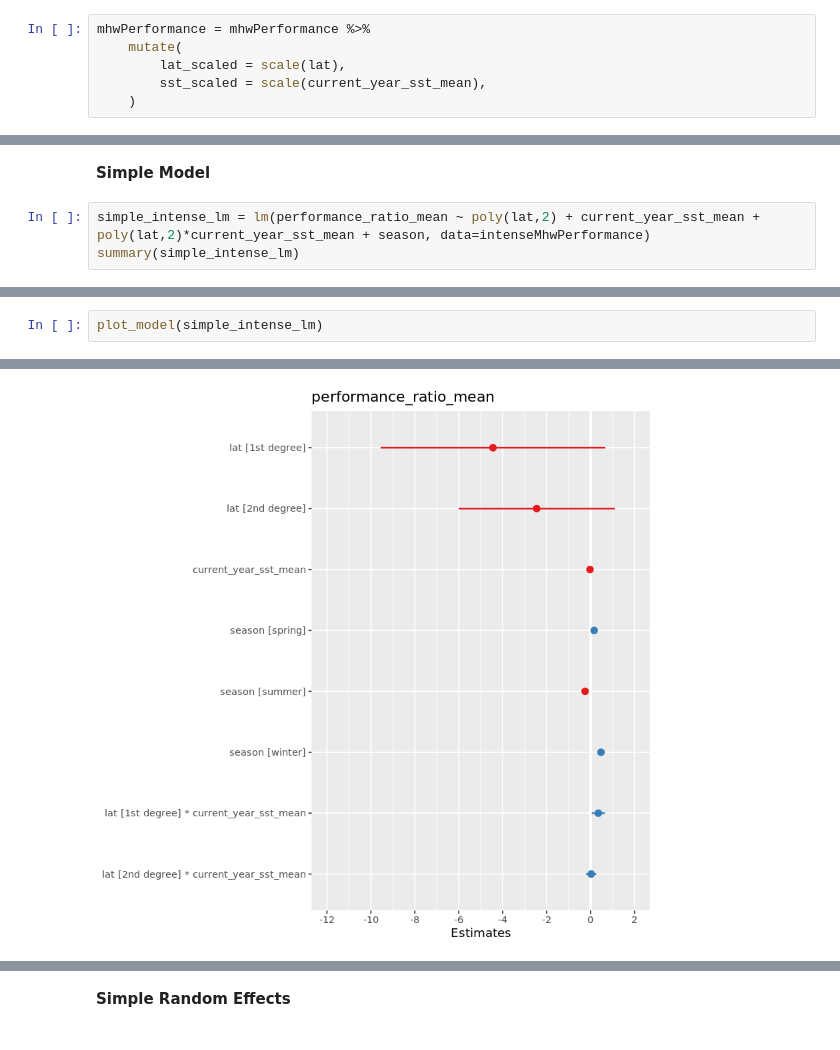
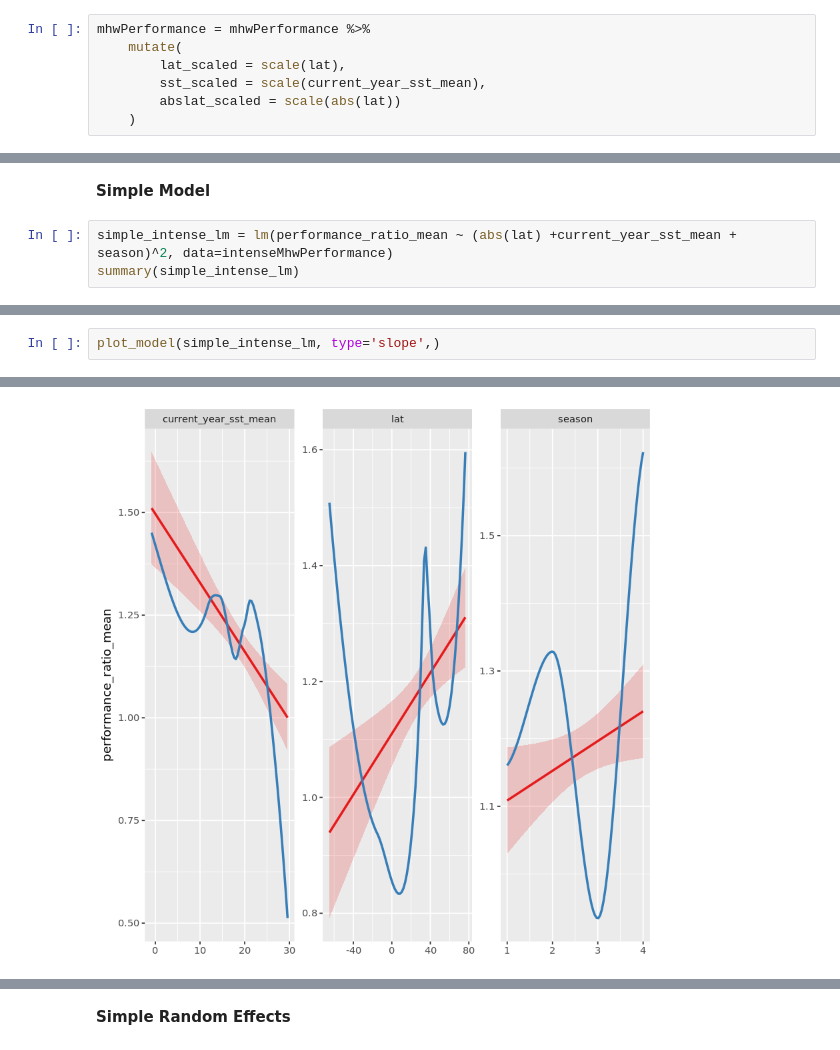
Before and after one commit to HuckleyLab/phyto-mhw, a Jupyter notebook: analysis/modeling/Phytoplankton-LMM.R.ipynb, the cells around one changed output, grey strips where cells are left out. Drawn from its saved outputs; the diff is of its cells as text.

Commit message:
model updates

```diff
--- a/analysis/modeling/Phytoplankton-LMM.R.ipynb
+++ b/analysis/modeling/Phytoplankton-LMM.R.ipynb
@@ -95,4 +86,5 @@ mhwPerformance = mhwPerformance %>%
     mutate(
         lat_scaled = scale(lat),
         sst_scaled = scale(current_year_sst_mean),
+        abslat_scaled = scale(abs(lat))
     )
@@ -362,7 +258,7 @@ nrow(intenseMhwPerformance)
 # %% [markdown]
 **Simple Model**
 # %%
-simple_intense_lm = lm(performance_ratio_mean ~ poly(lat,2) + current_year_sst_mean + poly(lat,2)*current_year_sst_mean + season, data=intenseMhwPerformance)
+simple_intense_lm = lm(performance_ratio_mean ~ (abs(lat) +current_year_sst_mean +  season)^2, data=intenseMhwPerformance)
 summary(simple_intense_lm)
 # %% [output]
 Call:
@@ -385,3 +287,3 @@ F-statistic: 30.22 on 8 and 2588 DF,  p-value: < 2.2e-16
 # %%
-plot_model(simple_intense_lm)
+plot_model(simple_intense_lm, type='slope',)
 # %% [output]
@@ -388 +297 @@ plot_model(simple_intense_lm)
-[figure, old version]
+[figure, new version]
```
Also changed, not shown: parts of 53 cells of this notebook.
